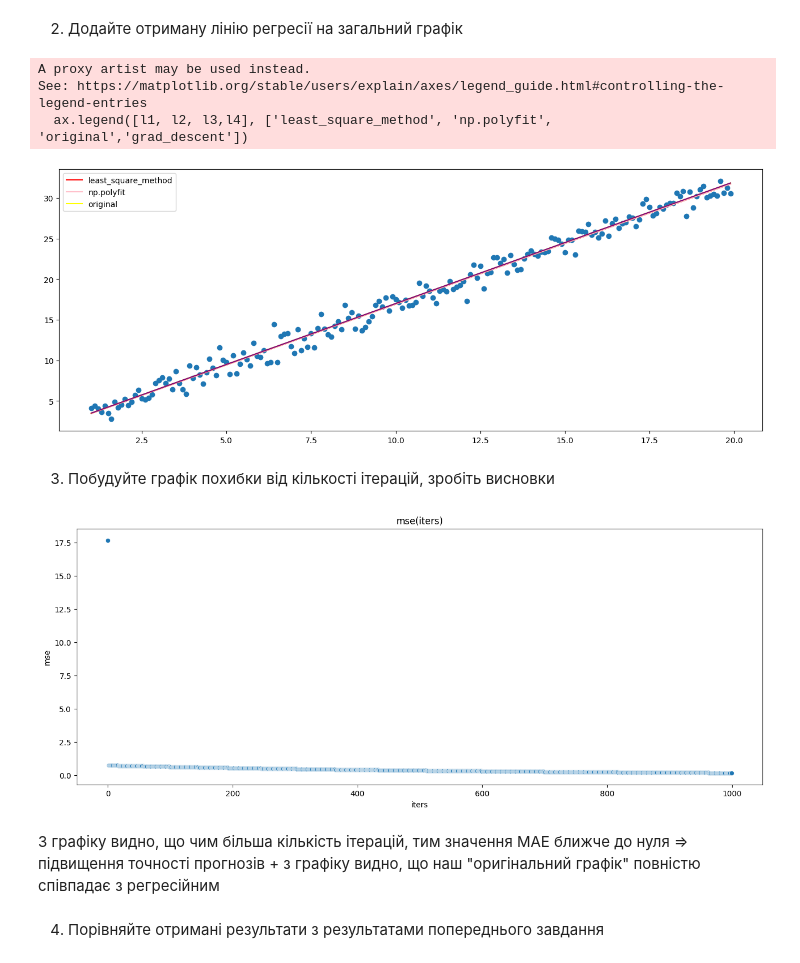
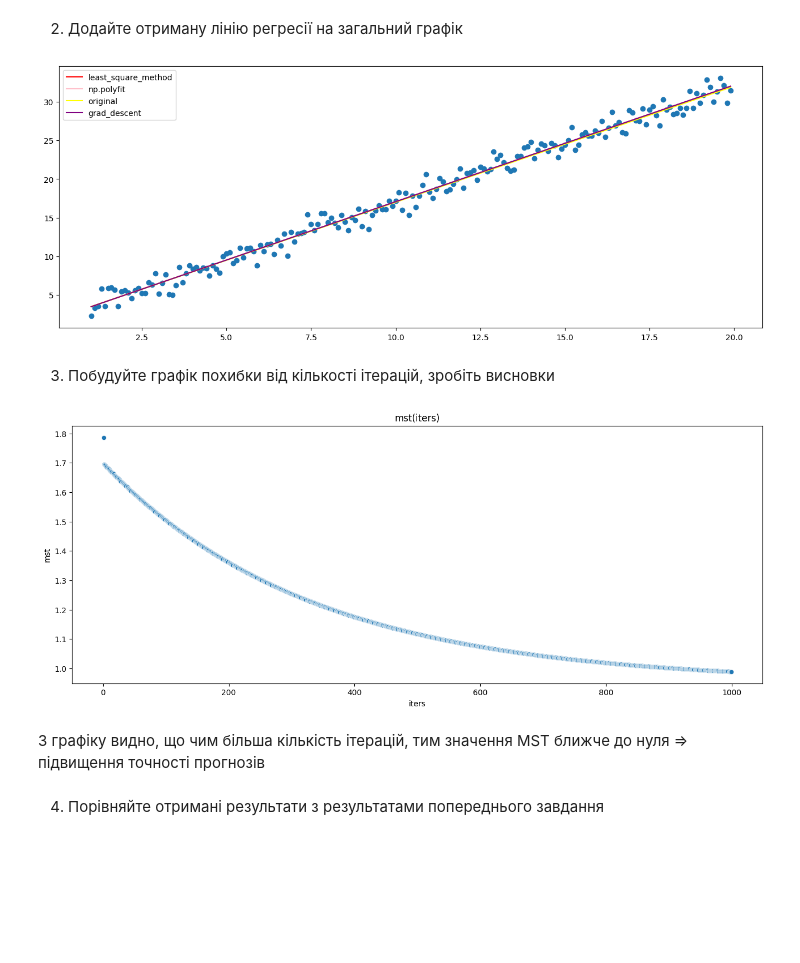
Before and after one commit to n3wb1e05/labs, a Jupyter notebook: lab6/lab6.ipynb, the cells around one changed output. Saved outputs shown, nothing was run; the diff lists cells and outputs as text; code cells hidden in the pictures; blank space fills up the shorter version.

```diff
--- a/lab6/lab6.ipynb
+++ b/lab6/lab6.ipynb
@@ -125,40 +125,41 @@ ax.scatter(x,y_0)
 l1, = ax.plot(x,y1,color='red')
 l2, = ax.plot(x,y2,color='pink')
 l3, = ax.plot(x,y,color='yellow')
-l4 = ax.plot(x,y3,color='purple')
+l4, = ax.plot(x,y3,color='purple')
 ax.legend([l1, l2, l3,l4], ['least_square_method', 'np.polyfit', 'original','grad_descent'])
 plt.show()
 # %% [output]
-A proxy artist may be used instead.
-See: https://matplotlib.org/stable/users/explain/axes/legend_guide.html#controlling-the-legend-entries
-  ax.legend([l1, l2, l3,l4], ['least_square_method', 'np.polyfit', 'original','grad_descent'])
-[figure, old version]
+[figure, new version]
 # %% [markdown]
 3. Побудуйте графік похибки від кількості ітерацій, зробіть висновки
 # %%
-def mae_func(y,y_tilda):
-    res = np.sum(np.abs(y-y_tilda))/y.shape[0]
+def mst_func(y,y_tilda):
+    n = y.shape[0]
+    res = np.sum((y-y_tilda)**2)/n
     return res
 # %%
 iters = np.arange(0,1000,1)
-grad_descent_iters = np.ndarray(shape=iters.shape[0])
-mse_v_it = np.zeros(iters.shape)
+mst_v = np.zeros(iters.shape)
 
 for i in iters:
-    params1 = grad_descent(x,y,0,0,0.0035215,i)
+    if i==0:
+        mst_v[i]=np.nan
+        continue
+
+    params1 = grad_descent(x,y_0,0,0,0.003515,i)
     func = params1[0]*x+params1[1]
-    mse_v_it[i] =  mae_func(y,func)
+    mst_v[i] =  mst_func(y_0,func)
 # %%
 plt.figure(figsize=(16,6))
 plt.xlabel('iters')
-plt.ylabel('mse')
-sns.scatterplot(x=iters,y=mse_v_it)
-plt.title('mse(iters)')
+plt.ylabel('mst')
+sns.scatterplot(x=iters,y=mst_v)
+plt.title('mst(iters)')
 plt.show()
 # %% [output]
-[figure, old version]
+[figure, new version]
 # %% [markdown]
-З графіку видно, що чим більша кількість ітерацій, тим значення MAE ближче до нуля => підвищення точності прогнозів + з графіку видно, що наш "оригінальний графік" повністю співпадає з регресійним
+З графіку видно, що чим більша кількість ітерацій, тим значення MST ближче до нуля => підвищення точності прогнозів
 # %% [markdown]
 4. Порівняйте отримані результати з результатами попереднього завдання
 # %%
```
Also changed, not shown: parts of 5 cells of this notebook.
